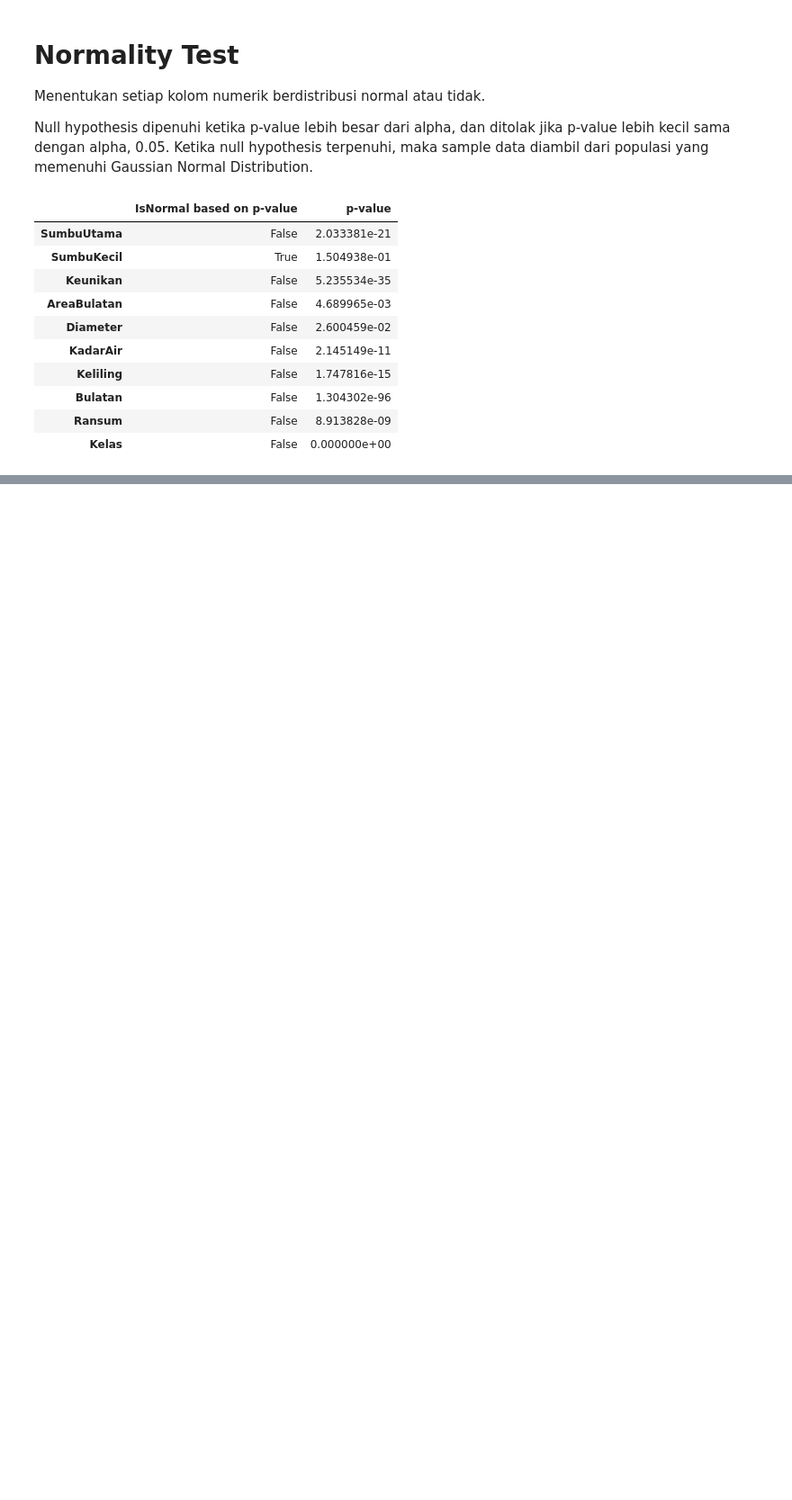
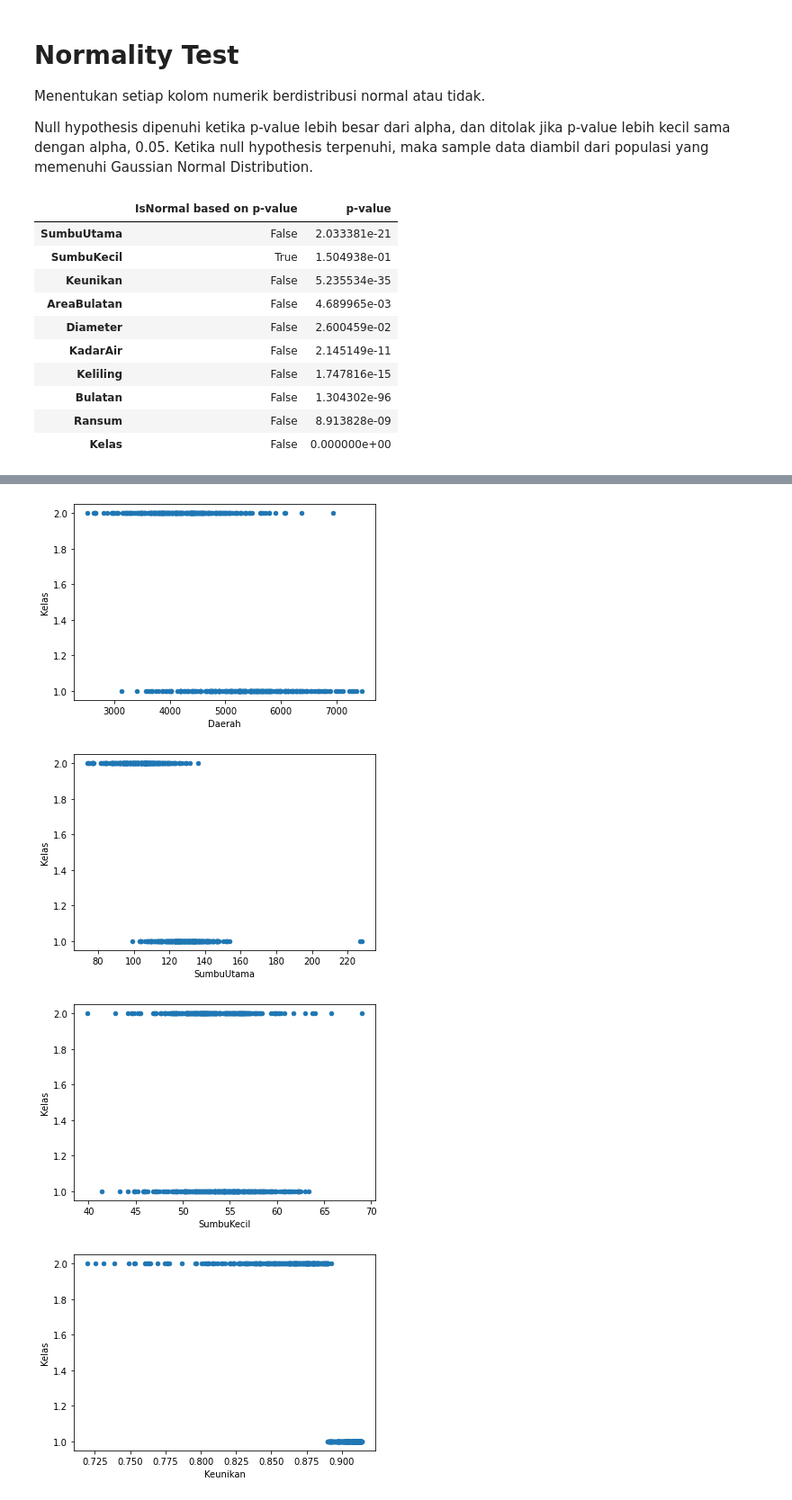
Before and after one commit to alifbhadrika/data-statistical-analysis, a Jupyter notebook: statistic.ipynb, the cells around one changed output, grey strips where cells are left out. Shown at 90% size. Saved outputs shown, nothing was run; the diff lists cells and outputs as text; code cells hidden in the pictures; blank space fills up the shorter version.

```diff
--- a/statistic.ipynb
+++ b/statistic.ipynb
@@ -130,0 +186,15 @@ Berdasarkan normality test, nilai p untuk kolom Keunikan adalah p = 0 < 0.05. Ji
+# %%
+def scatterplotKelaswith(colname):
+    data.plot(kind='scatter', x=colname, y='Kelas')
+    plt.show()
+# %%
+for i in range (data.columns.size):
+    if i in [0,11]:
+        continue
+    else:
+        scatterplotKelaswith(data.columns[i])
+# %% [output]
+[figure, added]
+[figure, added]
+[figure, added]
+[figure, added]
```
Also changed, not shown: parts of 19 cells of this notebook.
